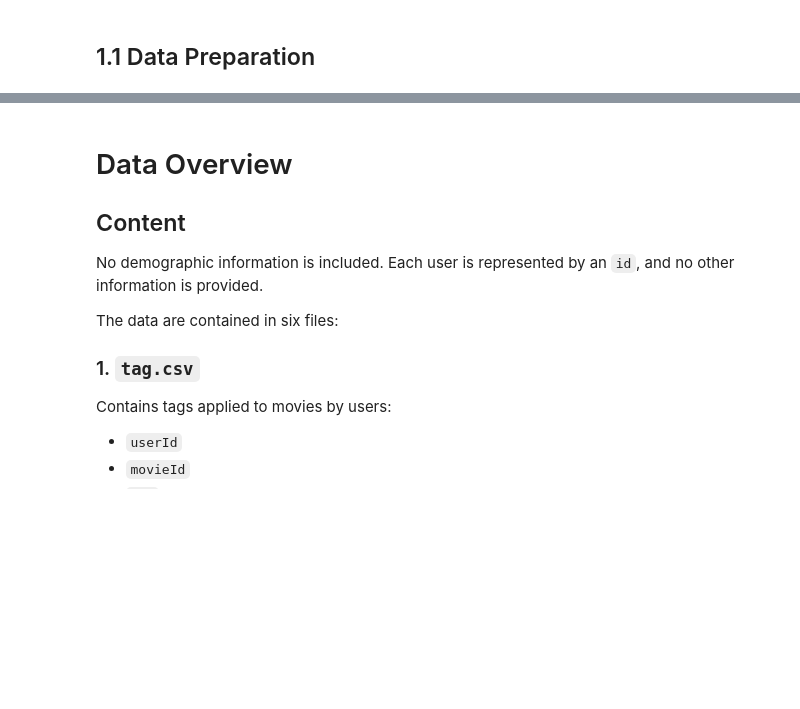
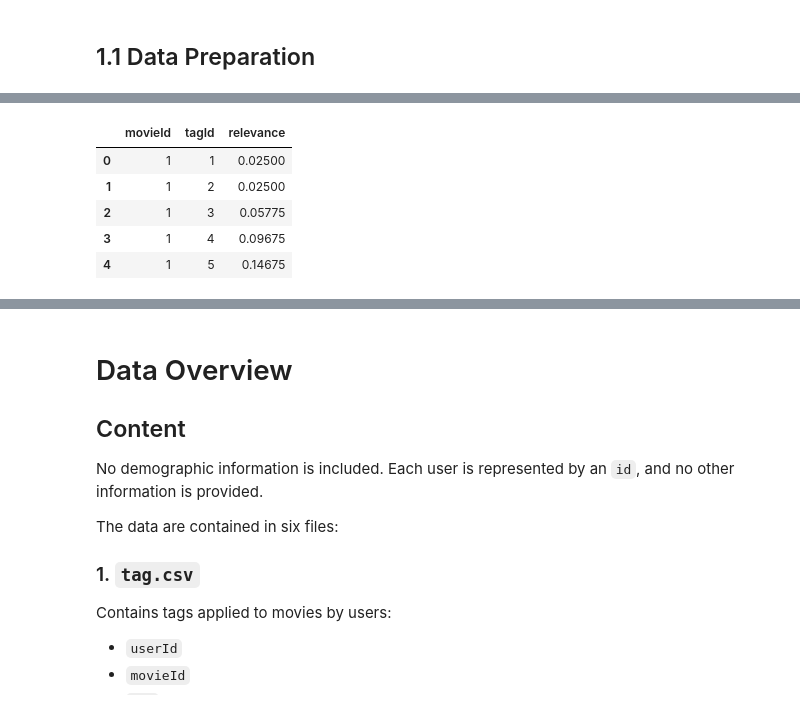
Before and after one commit to khalmatay/ADM-HW4, a Jupyter notebook: main.ipynb, the cells around one changed output, grey strips where cells are left out. Drawn from its saved outputs; the diff is of its cells as text; code cells hidden in the pictures; blank space fills up the shorter version.

```diff
--- a/main.ipynb
+++ b/main.ipynb
@@ -31,0 +93,9 @@ tag = pd.read_csv("data/tag.csv")
+# %%
+genome_scores_df.head()
+# %% [output]
+|  | movieId | tagId | relevance |
+| 0 | 1 | 1 | 0.02500 |
+| 1 | 1 | 2 | 0.02500 |
+| 2 | 1 | 3 | 0.05775 |
+| 3 | 1 | 4 | 0.09675 |
+| 4 | 1 | 5 | 0.14675 |
```
Also changed, not shown: parts of 15 cells of this notebook.
